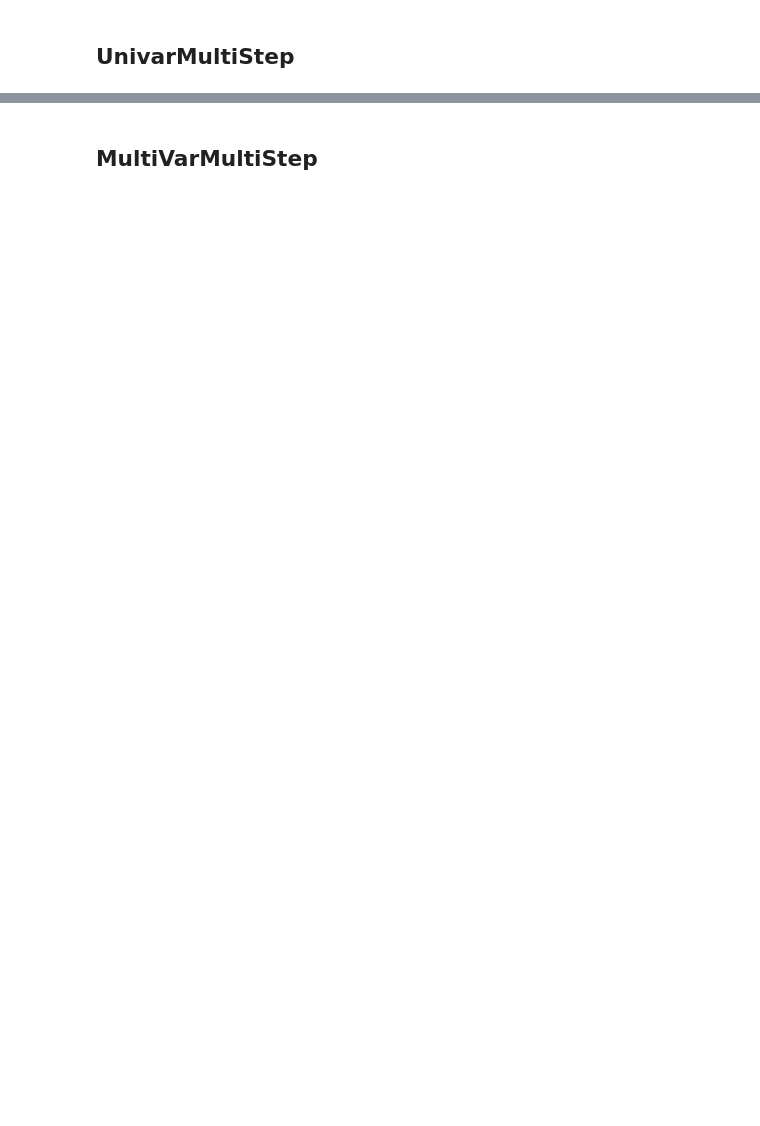
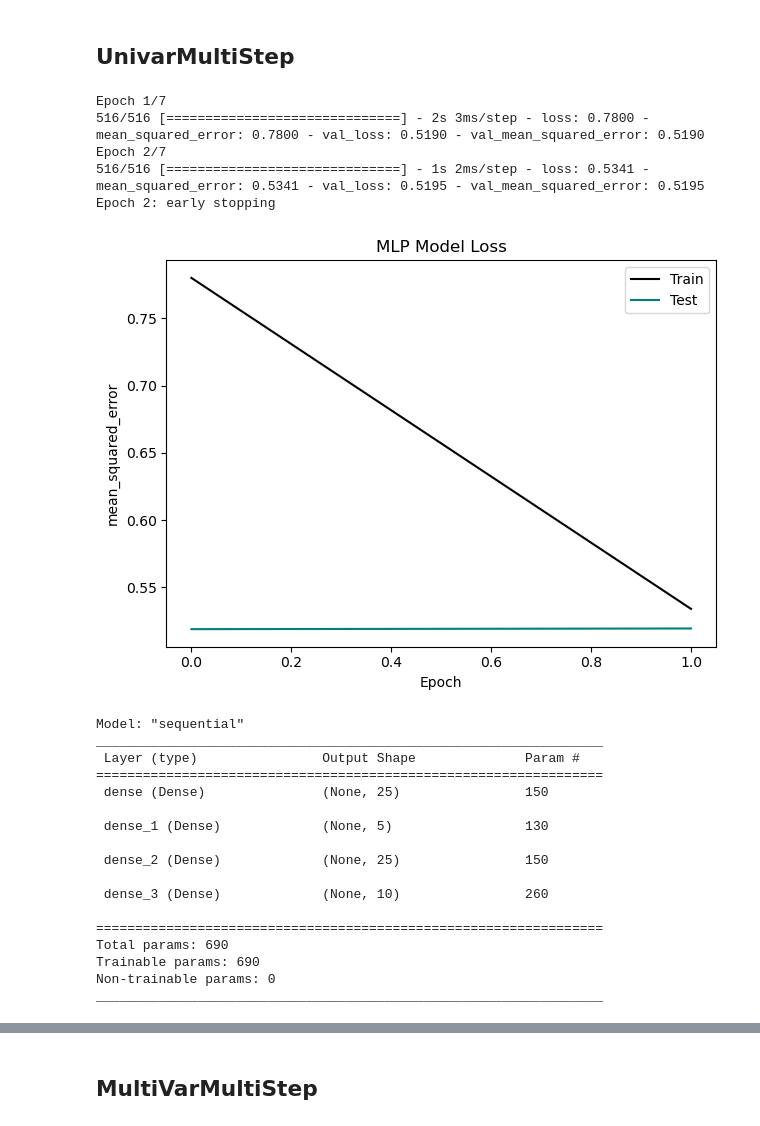
Before and after one commit to maxmekiska/ImbriumTesting-Demo, a Jupyter notebook: TestAll.ipynb, the cells around one changed output, grey strips where cells are left out. Drawn from its saved outputs; the diff is of its cells as text; code cells hidden in the pictures; blank space fills up the shorter version.

```diff
--- a/TestAll.ipynb
+++ b/TestAll.ipynb
@@ -11,8 +14,39 @@ data = data['target']
 ## UnivarMultiStep
 # %%
 predictor1 = PureUni(steps_past =  5, steps_future = 10, data = data, scale = '')
-predictor1.create_mlp(optimizer= 'adam', loss= 'mean_squared_error', metrics = 'mean_squared_error', layer_config = {'layer0': (25, 'relu'), 'layer1': (5,'relu'), 'layer2': (25, 'relu')})
-predictor1.fit_model(epochs = 7, show_progress= 1, validation_split = 0.20, batch_size = 10, monitor='val_loss', patience=1, min_delta = 0, verbose = 1)
+
+predictor1.create_mlp(optimizer= 'adam', loss= 'mean_squared_error', metrics = 'mean_squared_error',
+                      layer_config = {'layer0': (25, 'relu'), 'layer1': (5,'relu'), 'layer2': (25, 'relu')}
+                     )
+
+predictor1.fit_model(epochs = 7,show_progress= 1, validation_split = 0.20,
+                     monitor='val_loss', patience=1, min_delta = 0, verbose = 1
+                    )
+
 predictor1.show_performance()
 predictor1.predict(data.tail(5))
 predictor1.model_blueprint()
+# %% [output]
+Epoch 1/7
+516/516 [==============================] - 2s 3ms/step - loss: 0.7800 - mean_squared_error: 0.7800 - val_loss: 0.5190 - val_mean_squared_error: 0.5190
+Epoch 2/7
+516/516 [==============================] - 1s 2ms/step - loss: 0.5341 - mean_squared_error: 0.5341 - val_loss: 0.5195 - val_mean_squared_error: 0.5195
+Epoch 2: early stopping
+[figure, added]
+Model: "sequential"
+_________________________________________________________________
+ Layer (type)                Output Shape              Param #
+=================================================================
+ dense (Dense)               (None, 25)                150
+
+ dense_1 (Dense)             (None, 5)                 130
+
+ dense_2 (Dense)             (None, 25)                150
+
+ dense_3 (Dense)             (None, 10)                260
+
+=================================================================
+Total params: 690
+Trainable params: 690
+Non-trainable params: 0
+_________________________________________________________________
```
Also changed, not shown: parts of 86 cells of this notebook, 1 other file.
